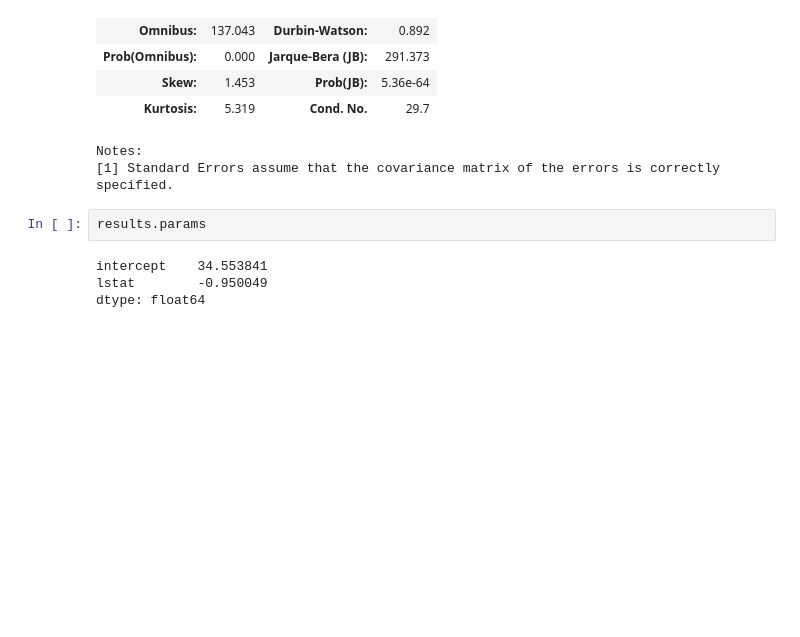
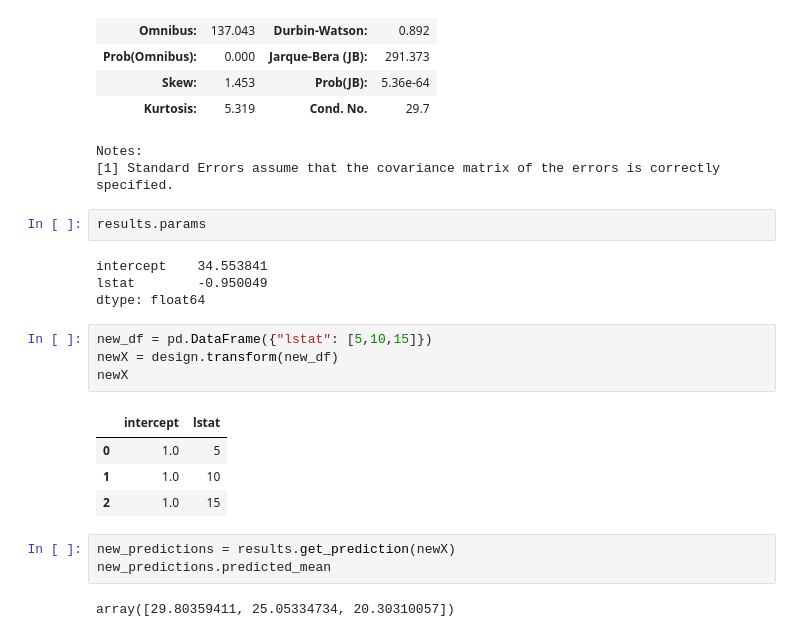
Before and after one commit to MrEcE0046/AI-ML-Grundkunskaper, a Jupyter notebook: Statistiska_Metoder/Lab/Linear_Regression.ipynb, the cells around one changed output. Drawn from its saved outputs; the diff is of its cells as text; blank space fills up the shorter version.

```diff
--- a/Statistiska_Metoder/Lab/Linear_Regression.ipynb
+++ b/Statistiska_Metoder/Lab/Linear_Regression.ipynb
@@ -149,3 +149,17 @@ results.params
 intercept    34.553841
 lstat        -0.950049
 dtype: float64
+# %%
+new_df = pd.DataFrame({"lstat": [5,10,15]})
+newX = design.transform(new_df)
+newX
+# %% [output]
+|  | intercept | lstat |
+| 0 | 1.0 | 5 |
+| 1 | 1.0 | 10 |
+| 2 | 1.0 | 15 |
+# %%
+new_predictions = results.get_prediction(newX)
+new_predictions.predicted_mean
+# %% [output]
+array([29.80359411, 25.05334734, 20.30310057])
```
Also changed, not shown: 4 other files.
